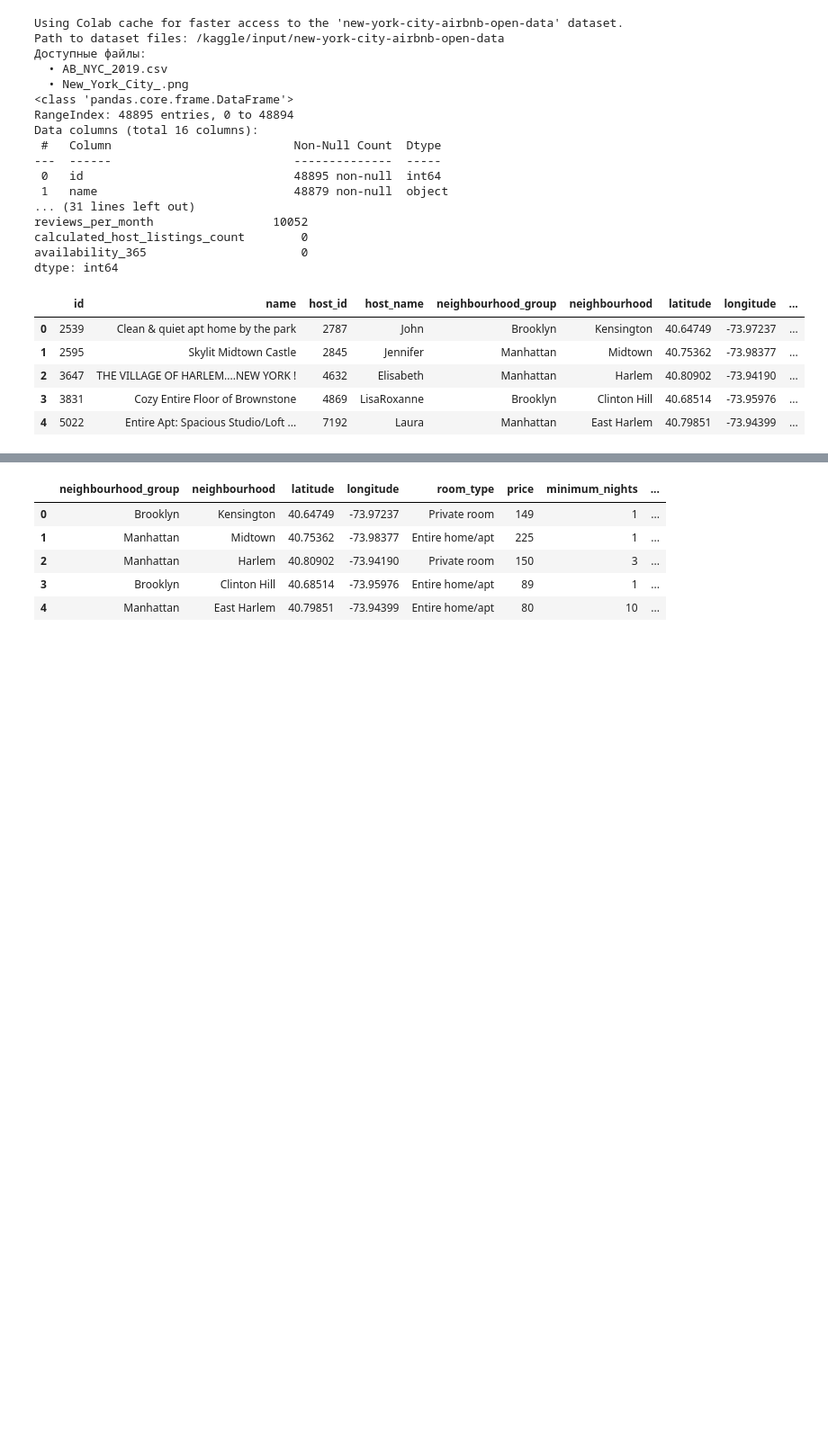
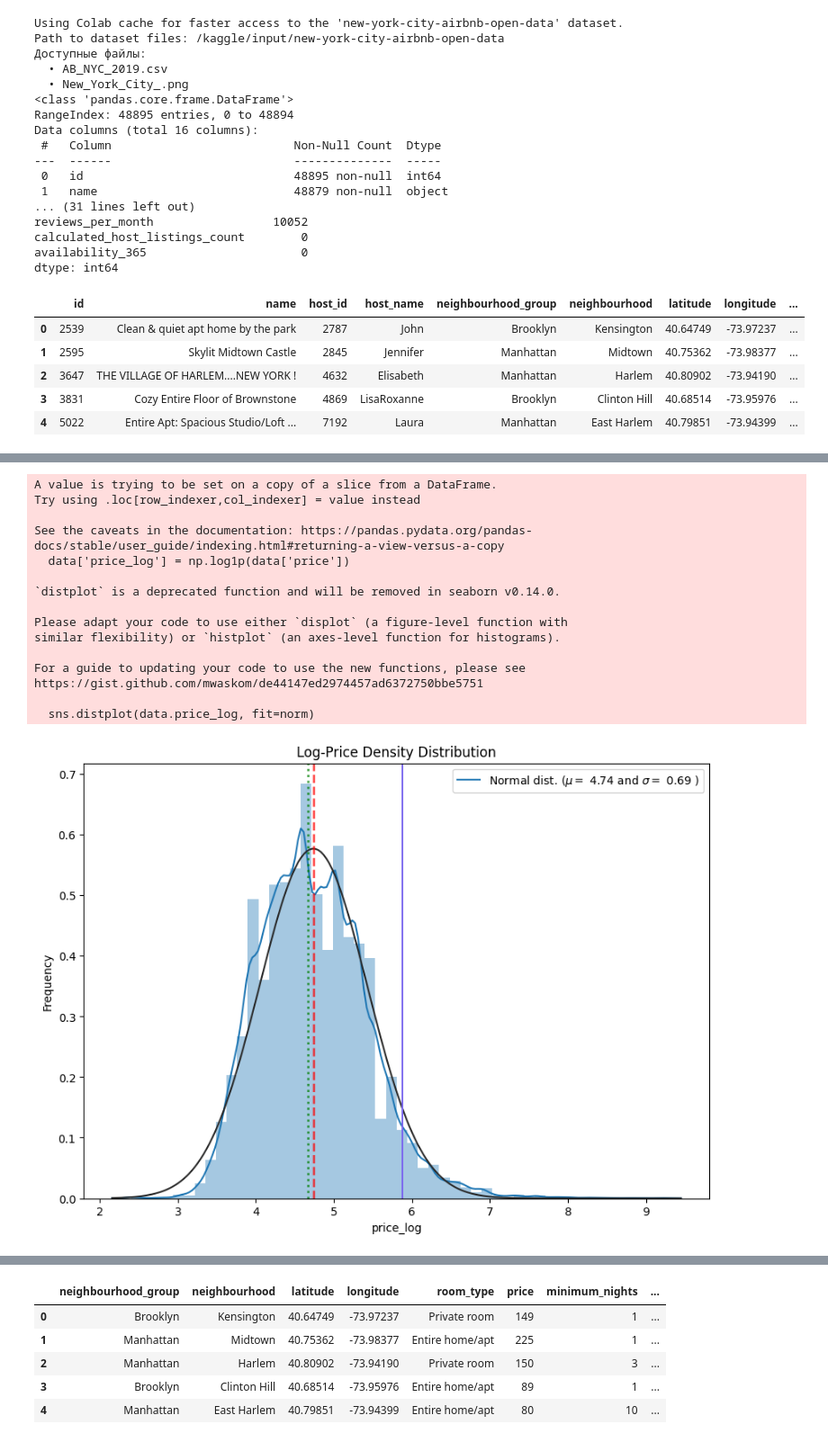
Before and after one commit to Ma-rCh/ML-Basic, a Jupyter notebook: homework_10/homework_10.ipynb, the cells around one changed output, grey strips where cells are left out. Shown at 90% size. Drawn from its saved outputs; the diff is of its cells as text; code cells hidden in the pictures; blank space fills up the shorter version.

```diff
--- a/homework_10/homework_10.ipynb
+++ b/homework_10/homework_10.ipynb
@@ -71,0 +164,36 @@ df_clean.head()
+# %%
+from scipy import stats
+from scipy.stats import norm
+#применим монотонное преобразование - логарифмируем цел.переменную
+data['price_log'] = np.log1p(data['price'])
+plt.subplots(figsize=(10,7))
+sns.distplot(data.price_log, fit=norm)
+
+# фитим распределение на логарифм от цены
+(mu, sigma) = norm.fit(data.price_log)
+
+plt.ylabel('Frequency')
+plt.title('Log-Price Density Distribution')
+
+plt.axvline(data.price_log.quantile(0.95), label='95% quantile', c='mediumslateblue')
+plt.axvline(np.mean(data.price_log), color='red', linestyle='--', linewidth=2, alpha=0.7)
+plt.axvline(data.price_log.median(), color='green', linestyle=':', linewidth=2, alpha=0.7)
+plt.legend(['Normal dist. ($\\mu=$ {:.2f} and $\\sigma=$ {:.2f} )'.format(mu, sigma)], loc='best')
+plt.show()
+# %% [output]
+A value is trying to be set on a copy of a slice from a DataFrame.
+Try using .loc[row_indexer,col_indexer] = value instead
+
+See the caveats in the documentation: https://pandas.pydata.org/pandas-docs/stable/user_guide/indexing.html#returning-a-view-versus-a-copy
+  data['price_log'] = np.log1p(data['price'])
+
+`distplot` is a deprecated function and will be removed in seaborn v0.14.0.
+
+Please adapt your code to use either `displot` (a figure-level function with
+similar flexibility) or `histplot` (an axes-level function for histograms).
+
+For a guide to updating your code to use the new functions, please see
+https://gist.github.com/mwaskom/de44147ed2974457ad6372750bbe5751
+
+  sns.distplot(data.price_log, fit=norm)
+[figure, added]
```
Also changed, not shown: parts of 33 cells of this notebook.
